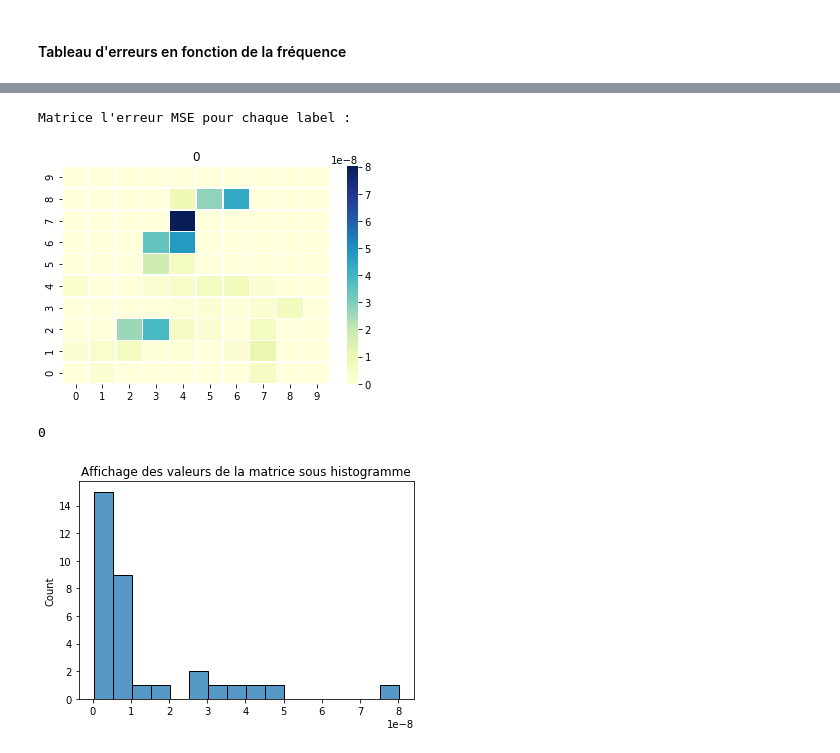
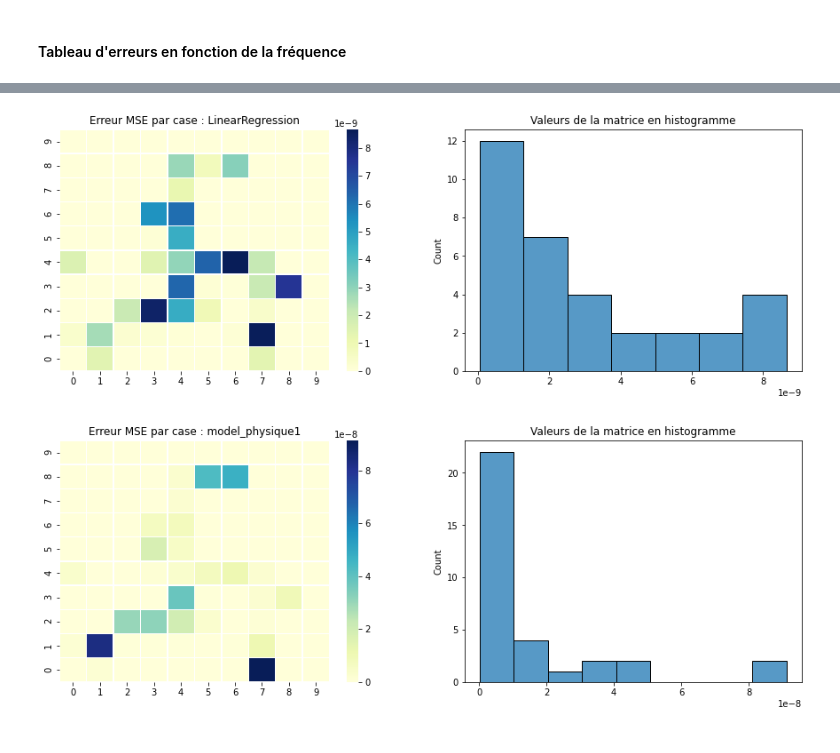
Before and after one commit to FZYUAN-1/pldac_interpolation, a Jupyter notebook: PROJET GPS 2.ipynb, the cells around one changed output, grey strips where cells are left out. Cells and saved outputs as stored; diff of their text form; code cells hidden in the pictures.

```diff
--- a/PROJET GPS 2.ipynb
+++ b/PROJET GPS 2.ipynb
@@ -174,47 +133,17 @@ plt.xlabel
-# %%
-from sklearn.metrics import mean_squared_error
-
-freq_train = 400
-freq_test = freq_train
-
-min_datapoints = 20
-
-# liste matrices erreurs des cases
-l_mat_err= [np.zeros((n_interval, n_interval)) for i in range(len(models))]
-# parcours de toutes les cases
-for i in range(n_interval):
-    for j in range(n_interval):
-        # récupération des données de la case
-        case_df=ds.trouve_data_case(df, (i, j), latitude_min, longitude_min, ecart_x, ecart_y)
-
-        #On prend les Trips qui ont au moins $min_datapoints$ points
-        #c'est pas au moins 2 points car tu splits en train et en test, ca aura moins d'un point
-        ctrips, ccounts = np.unique(case_df["Trip"], return_counts=True)
-        ctrips = ctrips[ccounts>min_datapoints]
-        case_df = case_df[case_df['Trip'].isin(ctrips)]
-
-        #Cases qui ont au moins 2 trips
-        if len(pd.unique(case_df["Trip"])) > 1 :
-            traitement = Eval.Traitement(case_df, attrs_x, labels, freq_train, freq_test, preprocessor)
-            traitement.set_data_train_test(train_size)
-
-            l_ypred = evaluateur.predict(traitement.l_Xtest)
-
-            for mi in range(len(models)):
-                l_mat_err[mi][n_interval-1-i, j] = mean_squared_error(traitement.l_Ytest[mi],l_ypred[mi])
-
-print("Matrice l'erreur MSE pour chaque label :")
-for m in range(len(l_mat_err)):
-    plt.figure()
-    plt.title(m)
-    sns.heatmap(l_mat_err[m], linewidths=.5, cmap="YlGnBu", yticklabels=np.arange(n_interval-1, -1, -1))
-# %% [output]
-Matrice l'erreur MSE pour chaque label :
-[figure, removed]
-# %%
-for mi in range(len(l_mat_err)):
-    print(mi)
-    dv.afficher_mat_hist(l_mat_err[mi])
-# %% [output]
-0
-[figure, removed]
+# %%
+#bins / nombre d'intervalles
+n_interval = 10
+
+#récupération de paramètres
+latitude_min, latitude_max, longitude_min, longitude_max, ecart_x, ecart_y = ds.calcul_param(df)
+min_datapoints = 20
+
+#fréquences
+freq_train = 400
+freq_test = freq_train
+
+#On apprend sur toutes les données puis on prédit et calcule l'erreur MSE sur chaque case
+evaluateur.matMSECase(freq_train,freq_test,latitude_min,longitude_min,ecart_x,ecart_y,min_datapoints,train_size,n_interval)
+# %% [output]
+[figure, added]
+[figure, added]
```
Also changed, not shown: parts of 12 cells of this notebook, 2 other files.
